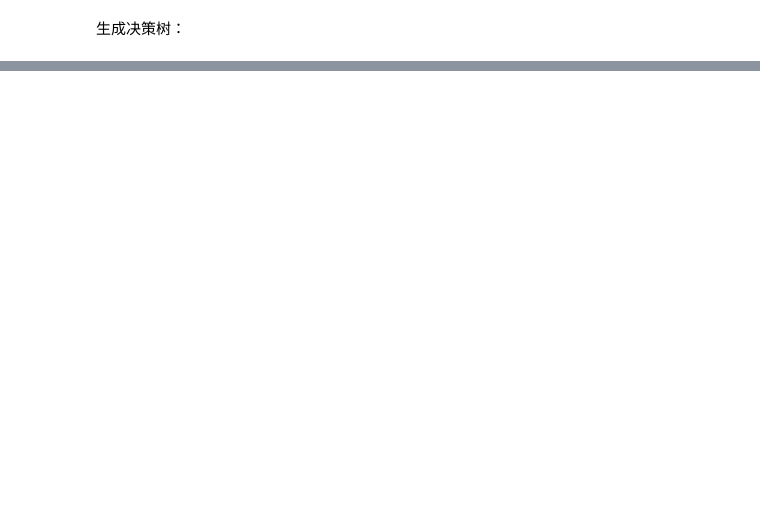
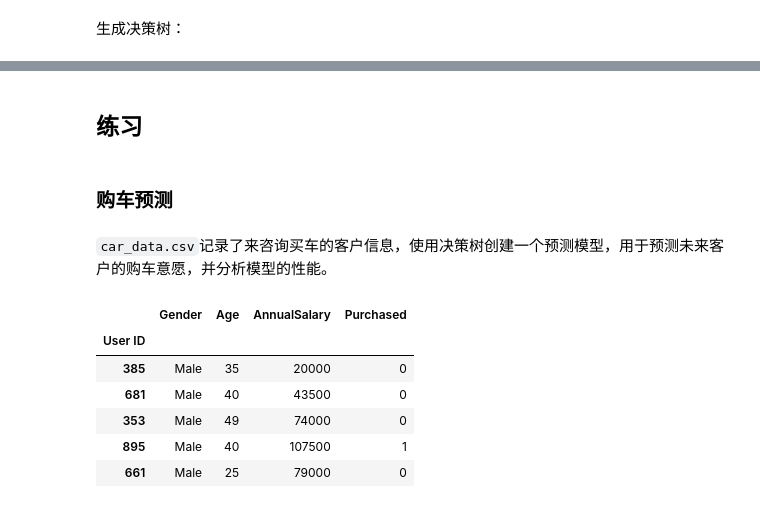
Before and after one commit to xdai02/Data_Analysis, a Jupyter notebook: 第5章 机器学习/5. 决策树/决策树.ipynb, the cells around one changed output, grey strips where cells are left out. Drawn from its saved outputs; the diff is of its cells as text; code cells hidden in the pictures; blank space fills up the shorter version.

```diff
--- a/第5章 机器学习/5. 决策树/决策树.ipynb
+++ b/第5章 机器学习/5. 决策树/决策树.ipynb
@@ -109,0 +205,17 @@ print(export_text(model, feature_names=['房产', '婚姻', '年收入（万元
+# %% [markdown]
+## 练习
+# %% [markdown]
+### 购车预测
+# %% [markdown]
+`car_data.csv`记录了来咨询买车的客户信息，使用决策树创建一个预测模型，用于预测未来客户的购车意愿，并分析模型的性能。
+# %%
+df = pd.read_csv('data/car_data.csv', index_col='User ID')
+df.head()
+# %% [output]
+|  | Gender | Age | AnnualSalary | Purchased |
+| User ID |  |  |  |  |
+| 385 | Male | 35 | 20000 | 0 |
+| 681 | Male | 40 | 43500 | 0 |
+| 353 | Male | 49 | 74000 | 0 |
+| 895 | Male | 40 | 107500 | 1 |
+| 661 | Male | 25 | 79000 | 0 |
```
Also changed, not shown: parts of 24 cells of this notebook, 2 other files.
